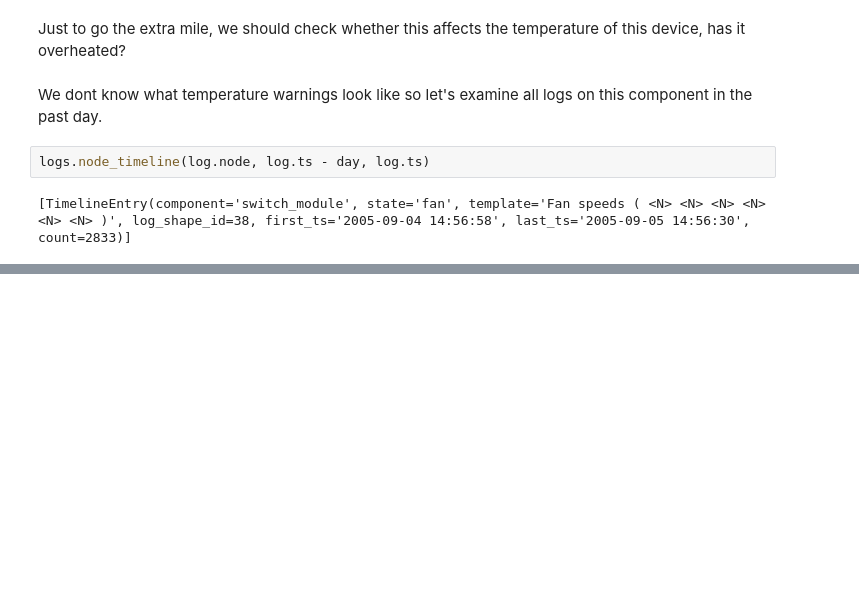
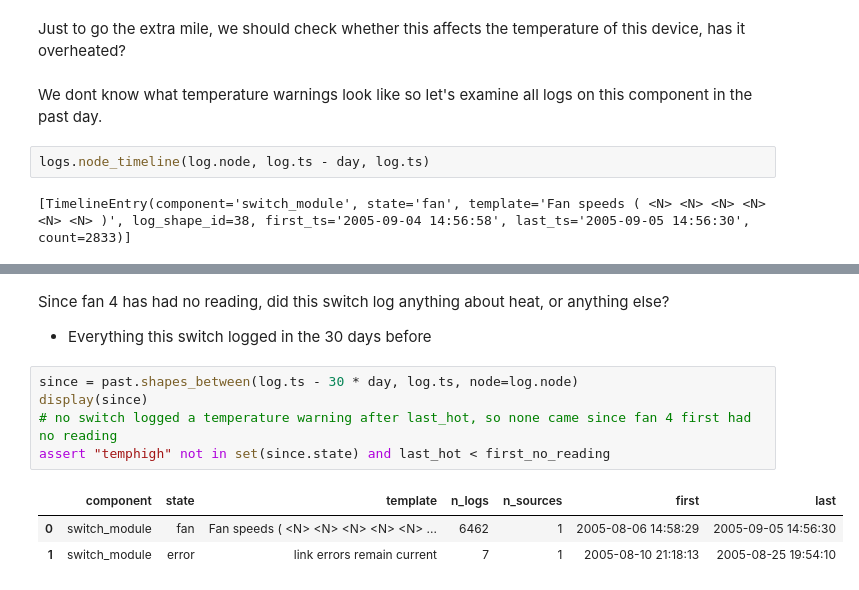
Before and after one commit to avivvv/mave-home-assignment, a Jupyter notebook: notebooks/incidents/05_fan_speeds.ipynb, the cells around one changed output, grey strips where cells are left out. Saved outputs shown, nothing was run; the diff lists cells and outputs as text; blank space fills up the shorter version.

```diff
--- a/notebooks/incidents/05_fan_speeds.ipynb
+++ b/notebooks/incidents/05_fan_speeds.ipynb
@@ -60 +125,13 @@ logs.node_timeline(log.node, log.ts - day, log.ts)
+# %% [markdown]
+Since fan 4 has had no reading, did this switch log anything about heat, or anything else?
+- Everything this switch logged in the 30 days before
+# %%
+since = past.shapes_between(log.ts - 30 * day, log.ts, node=log.node)
+display(since)
+# no switch logged a temperature warning after last_hot, so none came since fan 4 first had no reading
+assert "temphigh" not in set(since.state) and last_hot < first_no_reading
+# %% [output]
+|  | component | state | template | n_logs | n_sources | first | last |
+| 0 | switch_module | fan | Fan speeds ( <N> <N> <N> <N> <N> ... | 6462 | 1 | 2005-08-06 14:58:29 | 2005-09-05 14:56:30 |
+| 1 | switch_module | error | link errors remain current | 7 | 1 | 2005-08-10 21:18:13 | 2005-08-25 19:54:10 |
 # %% [markdown]
```
Also changed, not shown: parts of 8 cells of this notebook, 21 other files.
